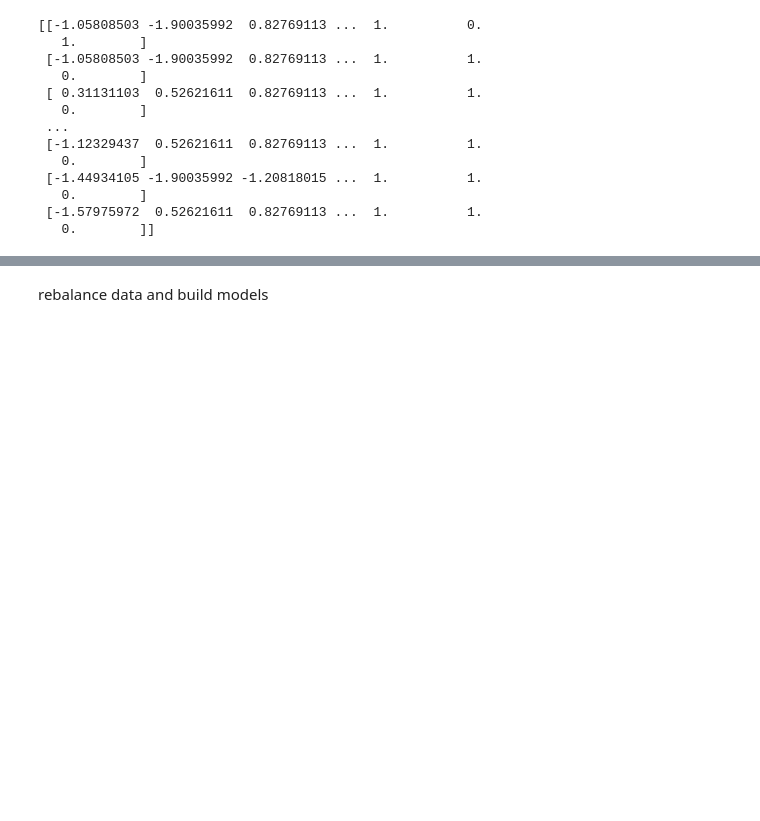
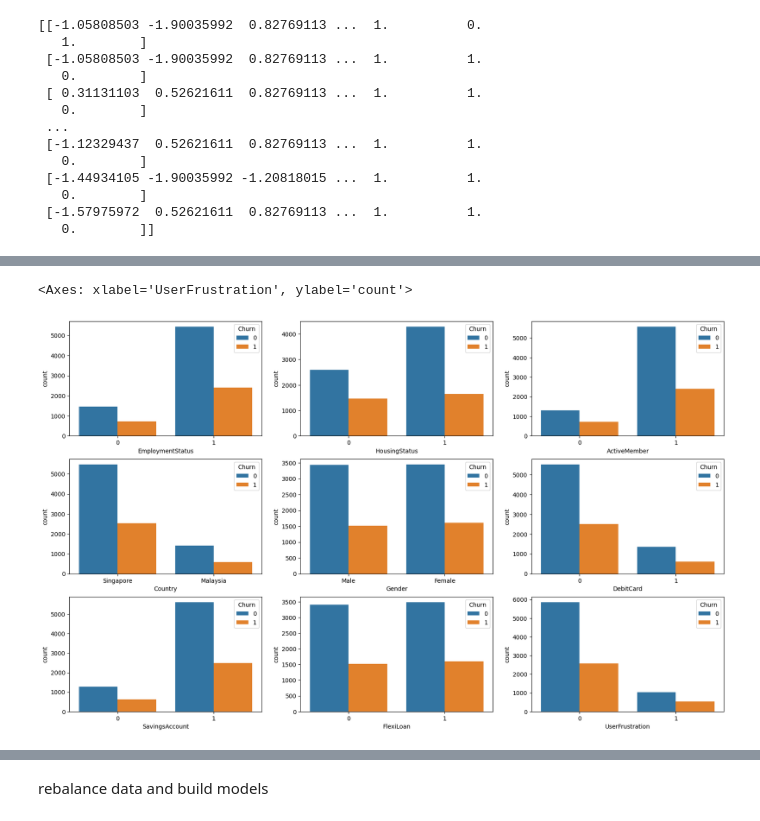
Before and after one commit to joytsy/DSA3101-2320-Ateam, a Jupyter notebook: backend/ml_model_classification.ipynb, the cells around one changed output, grey strips where cells are left out. Cells and saved outputs as stored; diff of their text form; code cells hidden in the pictures; blank space fills up the shorter version.

```diff
--- a/backend/ml_model_classification.ipynb
+++ b/backend/ml_model_classification.ipynb
@@ -88,0 +120,15 @@ print(X_preprocessed)
+# %%
+#eda - looking at categorical features
+fig, axarr = plt.subplots(3, 3, figsize=(20, 12))
+sns.countplot(x='EmploymentStatus', hue = 'Churn',data = df, ax=axarr[0][0])
+sns.countplot(x='HousingStatus', hue = 'Churn',data = df, ax=axarr[0][1])
+sns.countplot(x='ActiveMember', hue = 'Churn',data = df, ax=axarr[0][2])
+sns.countplot(x='Country', hue = 'Churn',data = df, ax=axarr[1][0])
+sns.countplot(x='Gender', hue = 'Churn',data = df, ax=axarr[1][1])
+sns.countplot(x='DebitCard', hue = 'Churn',data = df, ax=axarr[1][2])
+sns.countplot(x='SavingsAccount', hue = 'Churn',data = df, ax=axarr[2][0])
+sns.countplot(x='FlexiLoan', hue = 'Churn',data = df, ax=axarr[2][1])
+sns.countplot(x='UserFrustration', hue = 'Churn',data = df, ax=axarr[2][2])
+# %% [output]
+<Axes: xlabel='UserFrustration', ylabel='count'>
+[figure, added]
```
Also changed, not shown: parts of 11 cells of this notebook.
